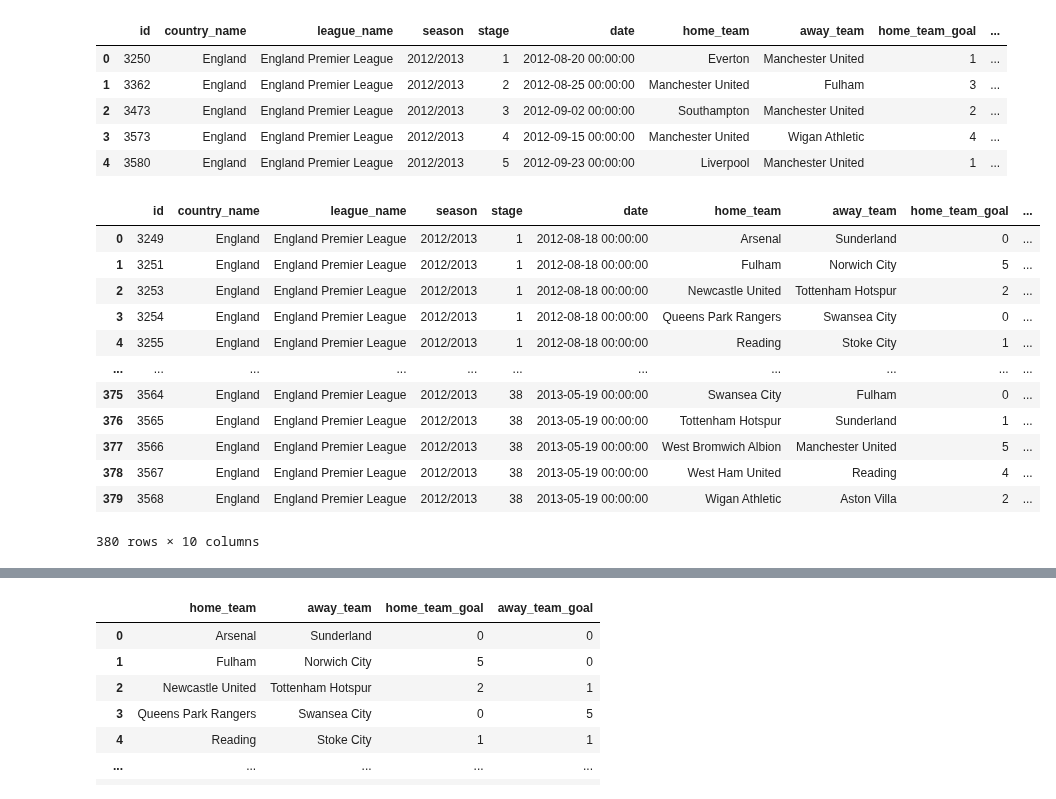
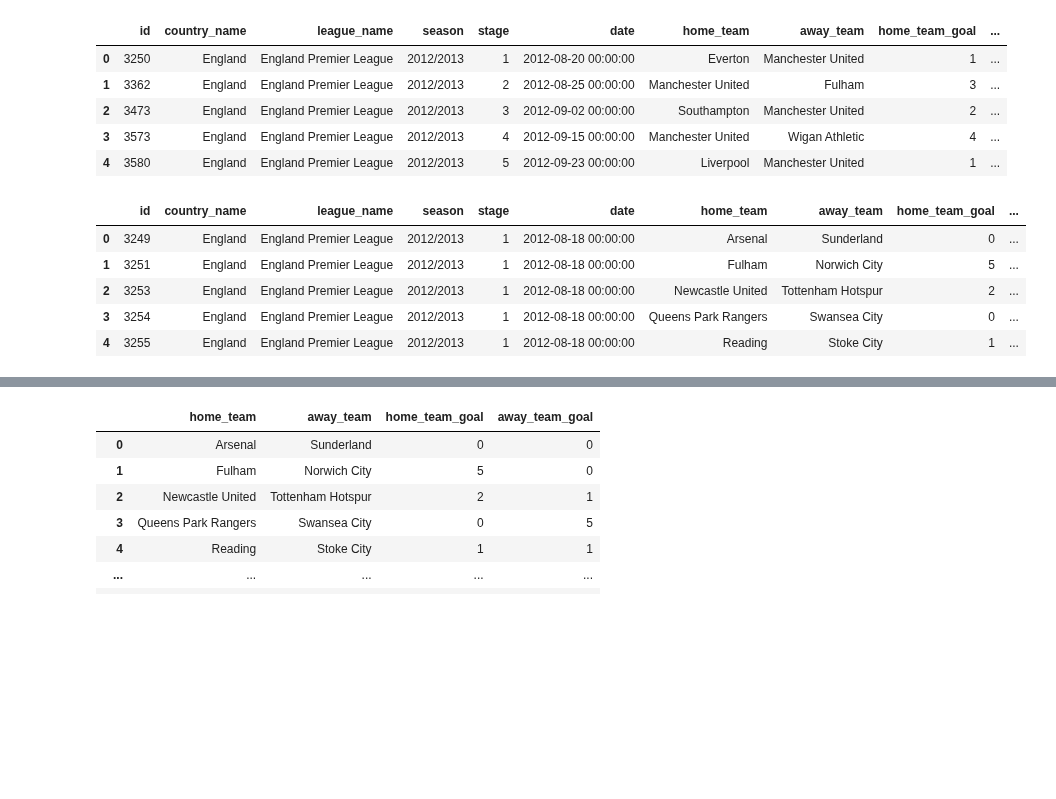
Before and after one commit to Tijnwy/Datalab2, a Jupyter notebook: sprint2.ipynb, the cells around one changed output, grey strips where cells are left out. Drawn from its saved outputs; the diff is of its cells as text; code cells hidden in the pictures; blank space fills up the shorter version.

```diff
--- a/sprint2.ipynb
+++ b/sprint2.ipynb
@@ -175,37 +173,30 @@ man_u_2012_2013
 # %%
 prem_2012_2013 = pd.read_sql("""SELECT Match.id,
                                         Country.name AS country_name,
                                         League.name AS league_name,
                                         season,
                                         stage,
                                         date,
-                                        HT.team_long_name AS  home_team,
-                                        AT.team_long_name AS away_team,
+                                        ht.team_long_name AS  home_team,
+                                        at.team_long_name AS away_team,
                                         home_team_goal,
                                         away_team_goal
                                 FROM Match
                                 JOIN Country on Country.id = Match.country_id
                                 JOIN League on League.id = Match.league_id
-                                LEFT JOIN Team AS HT on HT.team_api_id = Match.home_team_api_id
-                                LEFT JOIN Team AS AT on AT.team_api_id = Match.away_team_api_id
+                                LEFT JOIN Team AS ht on ht.team_api_id = Match.home_team_api_id
+                                LEFT JOIN Team at on at.team_api_id = Match.away_team_api_id
                                 WHERE country_name = 'England'
                                 AND season = "2012/2013"
                                 ORDER by date;""", sql_connect)
-prem_2012_2013
+prem_2012_2013.head()
 # %% [output]
 |  | id | country_name | league_name | season | stage | date | home_team | away_team | home_team_goal | ... |
 | 0 | 3249 | England | England Premier League | 2012/2013 | 1 | 2012-08-18 00:00:00 | Arsenal | Sunderland | 0 | ... |
 | 1 | 3251 | England | England Premier League | 2012/2013 | 1 | 2012-08-18 00:00:00 | Fulham | Norwich City | 5 | ... |
 | 2 | 3253 | England | England Premier League | 2012/2013 | 1 | 2012-08-18 00:00:00 | Newcastle United | Tottenham Hotspur | 2 | ... |
 | 3 | 3254 | England | England Premier League | 2012/2013 | 1 | 2012-08-18 00:00:00 | Queens Park Rangers | Swansea City | 0 | ... |
 | 4 | 3255 | England | England Premier League | 2012/2013 | 1 | 2012-08-18 00:00:00 | Reading | Stoke City | 1 | ... |
-| ... | ... | ... | ... | ... | ... | ... | ... | ... | ... | ... |
-| 375 | 3564 | England | England Premier League | 2012/2013 | 38 | 2013-05-19 00:00:00 | Swansea City | Fulham | 0 | ... |
-| 376 | 3565 | England | England Premier League | 2012/2013 | 38 | 2013-05-19 00:00:00 | Tottenham Hotspur | Sunderland | 1 | ... |
-| 377 | 3566 | England | England Premier League | 2012/2013 | 38 | 2013-05-19 00:00:00 | West Bromwich Albion | Manchester United | 5 | ... |
-| 378 | 3567 | England | England Premier League | 2012/2013 | 38 | 2013-05-19 00:00:00 | West Ham United | Reading | 4 | ... |
-| 379 | 3568 | England | England Premier League | 2012/2013 | 38 | 2013-05-19 00:00:00 | Wigan Athletic | Aston Villa | 2 | ... |
-380 rows × 10 columns
 # %%
 # Overbodige functie? Misschien nog een nut voor
 
```
Also changed, not shown: parts of 3 cells of this notebook.
